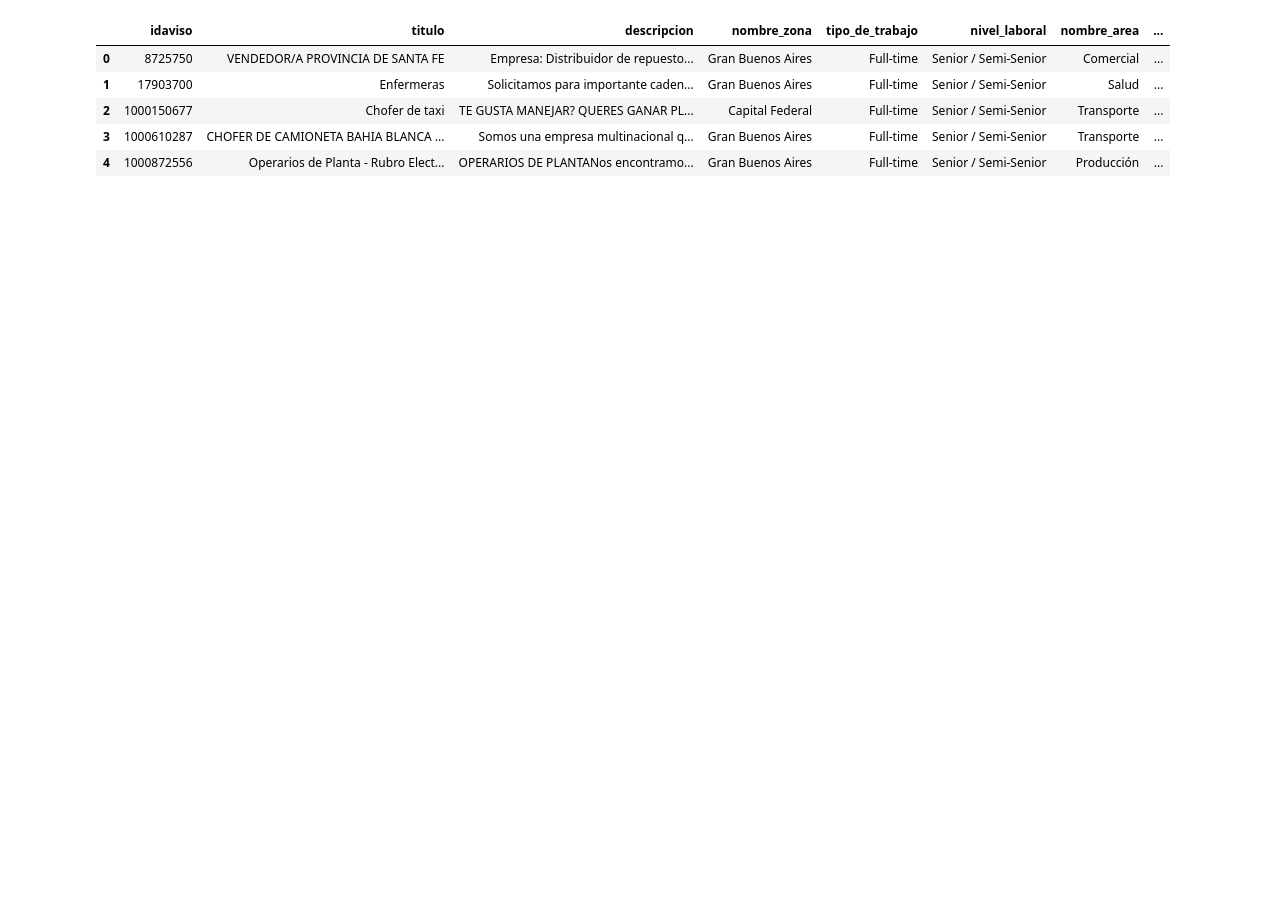
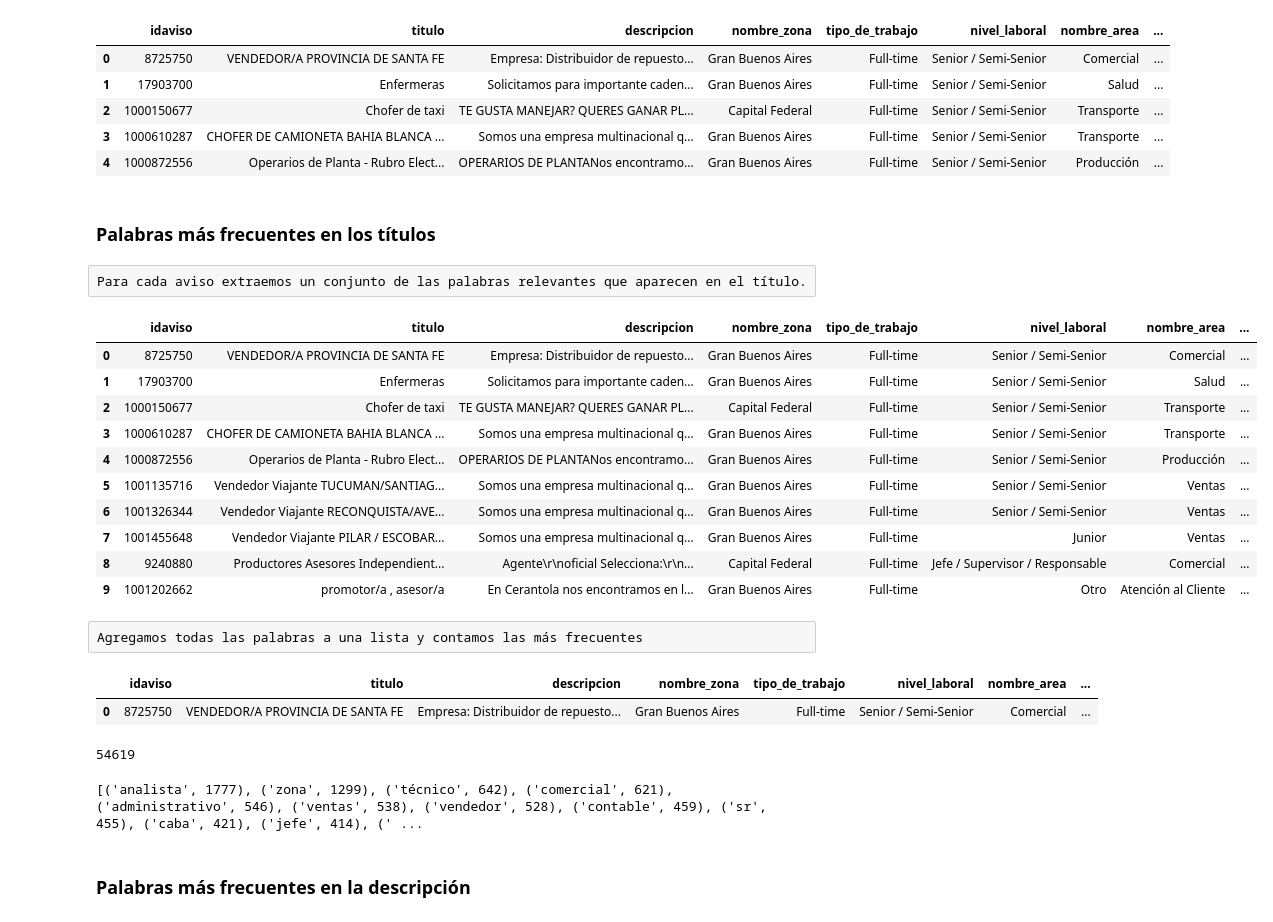
Before and after one commit to tbotalla/Datos1Q2018, a Jupyter notebook: parte1/AnalisisDetalleAvisos.ipynb, the cells around one changed output. Drawn from its saved outputs; the diff is of its cells as text; code cells hidden in the pictures; blank space fills up the shorter version.

Commit message:
columna palabras relevantes en descripcion y titulo, y palabras mas frecuentes globalmente en la descripcion y en el titulo

```diff
--- a/parte1/AnalisisDetalleAvisos.ipynb
+++ b/parte1/AnalisisDetalleAvisos.ipynb
@@ -377,6 +385,6 @@ def process_top_words(row):
     return row
 # %%
-avisos_detalle = avisos_detalle.apply(lambda row: process_top_words(row), axis=1)
+avisos_detalle = avisos_detalle.apply(lambda row: process_top_words(row, 'descripcion', 'descripcion_top_words_small'), axis=1)
 # %%
 avisos_detalle['descripcion_top_words_small'][10]
 # %% [output]
@@ -402,3 +408,72 @@ avisos_detalle.head(5)
 | 2 | 1000150677 | Chofer de taxi | TE GUSTA MANEJAR? QUERES GANAR PL... | Capital Federal | Full-time | Senior / Semi-Senior | Transporte | ... |
 | 3 | 1000610287 | CHOFER DE CAMIONETA BAHIA BLANCA ... | Somos una empresa multinacional q... | Gran Buenos Aires | Full-time | Senior / Semi-Senior | Transporte | ... |
 | 4 | 1000872556 | Operarios de Planta - Rubro Elect... | OPERARIOS DE PLANTANos encontramo... | Gran Buenos Aires | Full-time | Senior / Semi-Senior | Producción | ... |
+# %% [markdown]
+### Palabras más frecuentes en los títulos
+# %% [raw]
+Para cada aviso extraemos un conjunto de las palabras relevantes que aparecen en el título.
+# %%
+def process_words(row, col, col_new):
+    row[col_new] = row[col]
+    words = row[col_new].split()
+    #words = words[:25]
+
+    # Se filtran las stop words y los simbolos
+    valid_words = []
+    for word in words:
+        for w in stopwords:
+            if (word.lower() == w):
+                word = word.lower().replace(w, '')
+        for inv in invalid_characters:
+            word = word.lower().replace(inv, '')
+        if (word != ''):
+            valid_words.append(word)
+
+    row[col_new] = set(valid_words)
+    return row
+# %%
+avisos_detalle = avisos_detalle.apply(lambda row: process_words(row, 'titulo', 'titulo_top_words'), axis=1)
+# %%
+avisos_detalle.head(10)
+# %% [output]
+|  | idaviso | titulo | descripcion | nombre_zona | tipo_de_trabajo | nivel_laboral | nombre_area | ... |
+| 0 | 8725750 | VENDEDOR/A PROVINCIA DE SANTA FE | Empresa: Distribuidor de repuesto... | Gran Buenos Aires | Full-time | Senior / Semi-Senior | Comercial | ... |
+| 1 | 17903700 | Enfermeras | Solicitamos para importante caden... | Gran Buenos Aires | Full-time | Senior / Semi-Senior | Salud | ... |
+| 2 | 1000150677 | Chofer de taxi | TE GUSTA MANEJAR? QUERES GANAR PL... | Capital Federal | Full-time | Senior / Semi-Senior | Transporte | ... |
+| 3 | 1000610287 | CHOFER DE CAMIONETA BAHIA BLANCA ... | Somos una empresa multinacional q... | Gran Buenos Aires | Full-time | Senior / Semi-Senior | Transporte | ... |
+| 4 | 1000872556 | Operarios de Planta - Rubro Elect... | OPERARIOS DE PLANTANos encontramo... | Gran Buenos Aires | Full-time | Senior / Semi-Senior | Producción | ... |
+| 5 | 1001135716 | Vendedor Viajante TUCUMAN/SANTIAG... | Somos una empresa multinacional q... | Gran Buenos Aires | Full-time | Senior / Semi-Senior | Ventas | ... |
+| 6 | 1001326344 | Vendedor Viajante RECONQUISTA/AVE... | Somos una empresa multinacional q... | Gran Buenos Aires | Full-time | Senior / Semi-Senior | Ventas | ... |
+| 7 | 1001455648 | Vendedor Viajante PILAR / ESCOBAR... | Somos una empresa multinacional q... | Gran Buenos Aires | Full-time | Junior | Ventas | ... |
+| 8 | 9240880 | Productores Asesores Independient... | Agente\r\noficial Selecciona:\r\n... | Capital Federal | Full-time | Jefe / Supervisor / Responsable | Comercial | ... |
+| 9 | 1001202662 | promotor/a , asesor/a | En Cerantola nos encontramos en l... | Gran Buenos Aires | Full-time | Otro | Atención al Cliente | ... |
+# %% [raw]
+Agregamos todas las palabras a una lista y contamos las más frecuentes
+# %%
+lista_palabras_frecuentes_titulos = []
+
+def add_word(row, columna):
+    words = row[columna]
+    for word in words:
+        lista_palabras_frecuentes_titulos.append(word)
+
+avisos_detalle.apply(lambda row: add_word(row, 'titulo_top_words'), axis=1)
+avisos_detalle.head(1)
+# %% [output]
+|  | idaviso | titulo | descripcion | nombre_zona | tipo_de_trabajo | nivel_laboral | nombre_area | ... |
+| 0 | 8725750 | VENDEDOR/A PROVINCIA DE SANTA FE | Empresa: Distribuidor de repuesto... | Gran Buenos Aires | Full-time | Senior / Semi-Senior | Comercial | ... |
+# %%
+len(lista_palabras_frecuentes_titulos)
+# %% [output]
+54619
+# %%
+# TOP 20 palabras mas frecuentes en el titulo
+from collections import Counter
+words_to_count = (word for word in lista_palabras_frecuentes_titulos if word[:1])
+c = Counter(words_to_count)
+print (c.most_common(20))
+lista_palabras_frecuentes_titulos = c.most_common(20)
+# %% [output]
+[('analista', 1777), ('zona', 1299), ('técnico', 642), ('comercial', 621), ('administrativo', 546), ('ventas', 538), ('vendedor', 528), ('contable', 459), ('sr', 455), ('caba', 421), ('jefe', 414), (' ...
+# %% [markdown]
+### Palabras más frecuentes en la descripción
```
Also changed, not shown: parts of 8 cells of this notebook.
